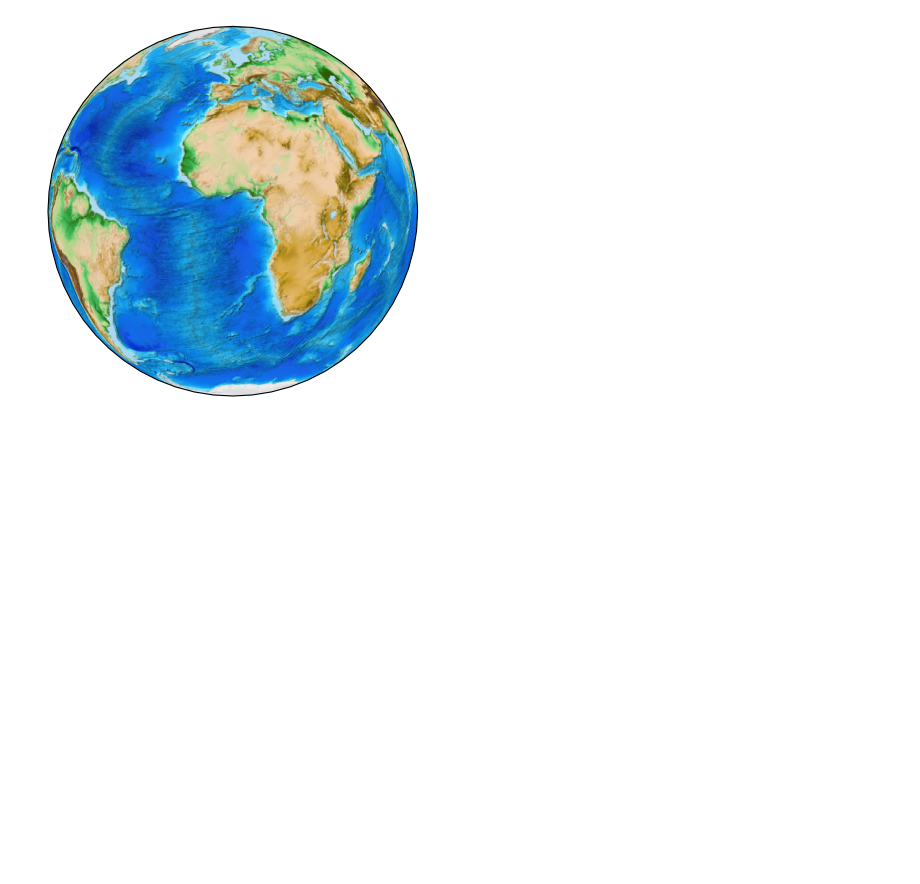
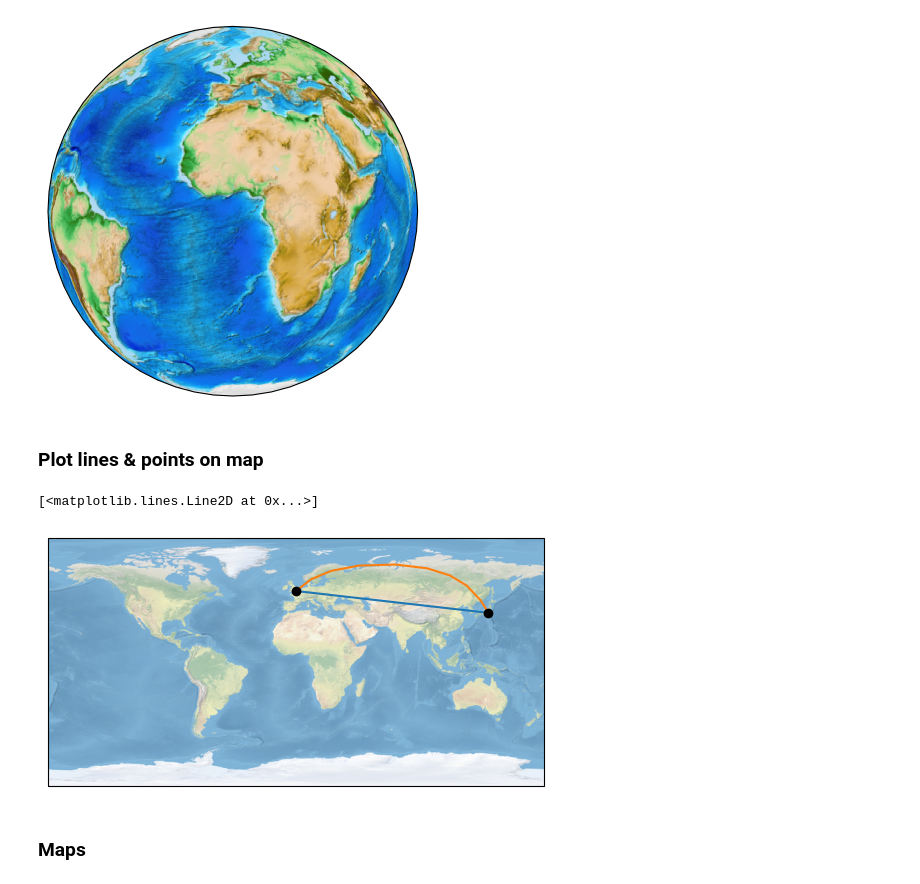
Before and after one commit to kazmierczakP/DataScienceNotebooks, a Jupyter notebook: Maps.ipynb, the cells around one changed output. Cells and saved outputs as stored; diff of their text form; code cells hidden in the pictures; blank space fills up the shorter version.

```diff
--- a/Maps.ipynb
+++ b/Maps.ipynb
@@ -44,3 +44,5 @@ plt.imshow(img,transform=ccrs.PlateCarree())
 # %% [output]
 <matplotlib.image.AxesImage at 0x...>
 [figure]
+# %% [markdown]
+### Plot lines & points on map
@@ -46,0 +52,16 @@ plt.imshow(img,transform=ccrs.PlateCarree())
+# %%
+London = [51.53, -0.08]
+Tokyo =  [35.66, 139.66]
+# %%
+plt.subplot(projection=ccrs.PlateCarree()).stock_img()
+# lines - plot([lonA,lonB],[latA,latB])
+plt.plot([London[1],Tokyo[1]],[London[0],Tokyo[0]],transform=ccrs.PlateCarree())
+plt.plot([London[1],Tokyo[1]],[London[0],Tokyo[0]],transform=ccrs.Geodetic())
+# points - plot([lonA,latA])
+plt.plot(London[1],London[0],'o',transform=ccrs.PlateCarree(),color='k')
+plt.plot(Tokyo[1],Tokyo[0],'o',transform=ccrs.PlateCarree(),color='k')
+# %% [output]
+[<matplotlib.lines.Line2D at 0x...>]
+[figure, added]
+# %% [markdown]
+### Maps
```
Also changed, not shown: parts of 10 cells of this notebook, 1 other file.
